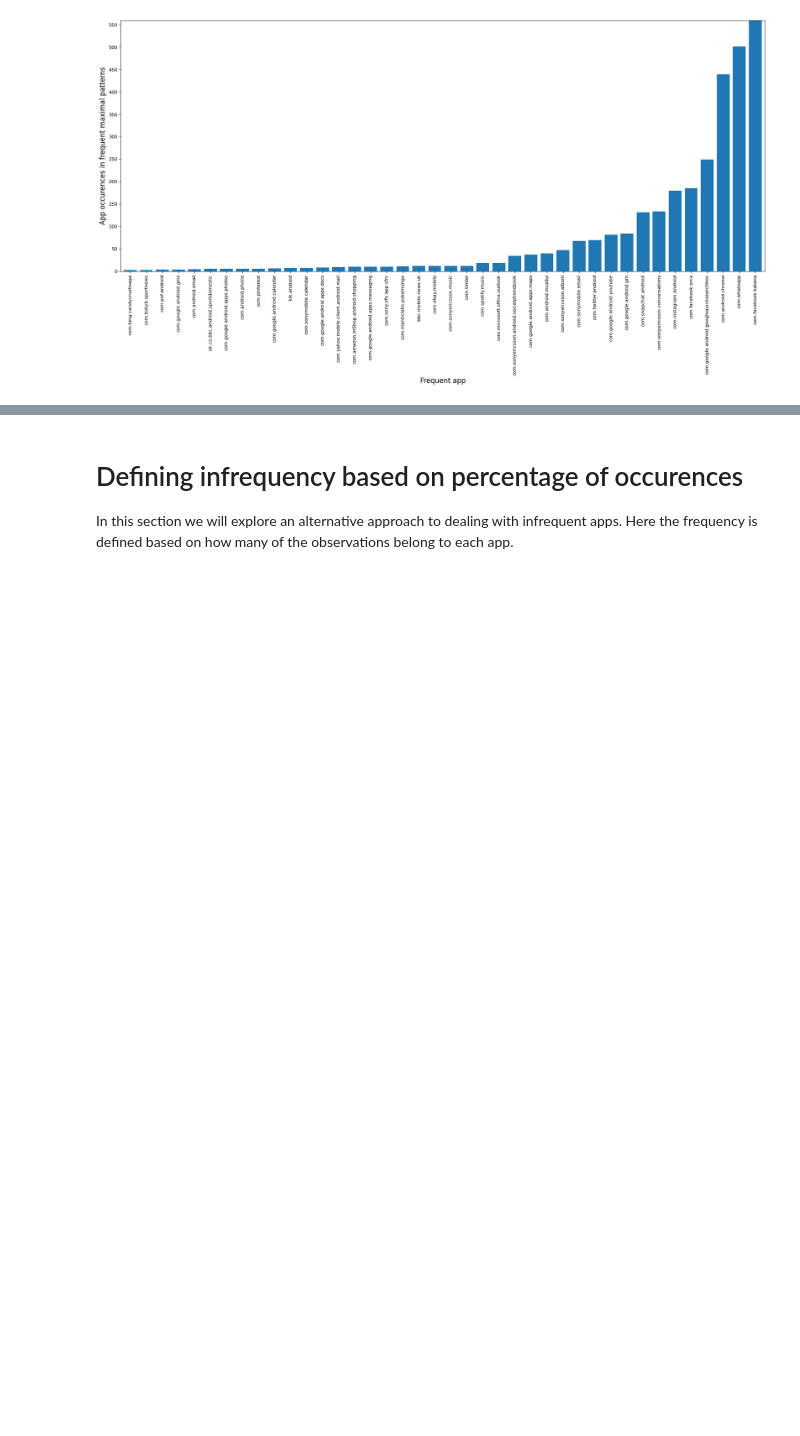
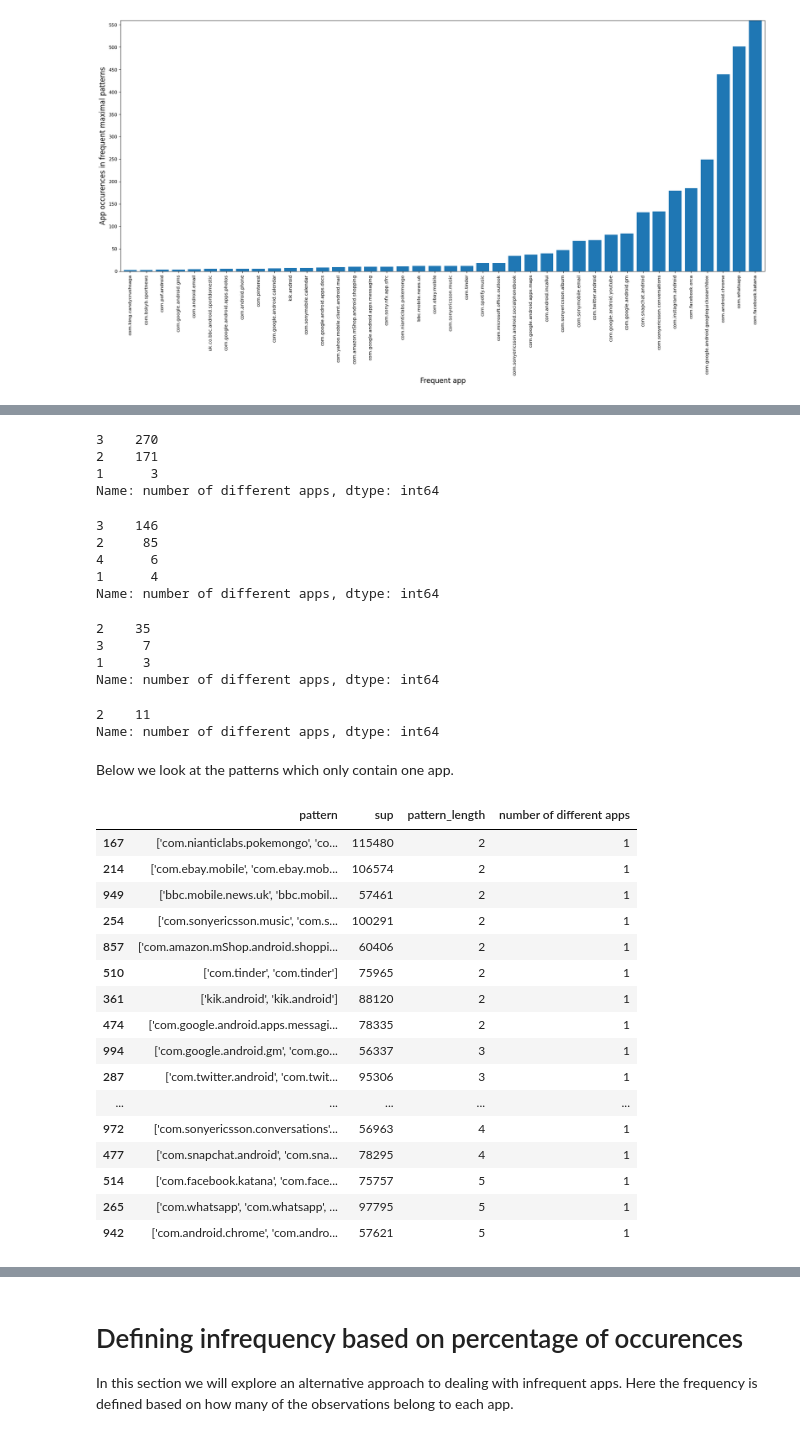
Before and after one commit to ClaraAndersen/motifs_and_competition_in_app_usage, a Jupyter notebook: Infrequent_apps_no_split_sessions.ipynb, the cells around one changed output, grey strips where cells are left out. Drawn from its saved outputs; the diff is of its cells as text; code cells hidden in the pictures; blank space fills up the shorter version.

```diff
--- a/Infrequent_apps_no_split_sessions.ipynb
+++ b/Infrequent_apps_no_split_sessions.ipynb
@@ -683,0 +644,49 @@ plt.show()
+# %%
+patterns_longer_than_1[patterns_longer_than_1.pattern_length==3]['number of different apps'].value_counts()
+# %% [output]
+3    270
+2    171
+1      3
+Name: number of different apps, dtype: int64
+# %%
+patterns_longer_than_1[patterns_longer_than_1.pattern_length==4]['number of different apps'].value_counts()
+# %% [output]
+3    146
+2     85
+4      6
+1      4
+Name: number of different apps, dtype: int64
+# %%
+patterns_longer_than_1[patterns_longer_than_1.pattern_length==5]['number of different apps'].value_counts()
+# %% [output]
+2    35
+3     7
+1     3
+Name: number of different apps, dtype: int64
+# %%
+patterns_longer_than_1[patterns_longer_than_1.pattern_length==6]['number of different apps'].value_counts()
+# %% [output]
+2    11
+Name: number of different apps, dtype: int64
+# %% [markdown]
+Below we look at the patterns which only contain one app.
+# %%
+patterns_longer_than_1[patterns_longer_than_1['number of different apps']==1].sort_values('pattern_length')
+# %% [output]
+|  | pattern | sup | pattern_length | number of different apps |
+| 167 | ['com.nianticlabs.pokemongo', 'co... | 115480 | 2 | 1 |
+| 214 | ['com.ebay.mobile', 'com.ebay.mob... | 106574 | 2 | 1 |
+| 949 | ['bbc.mobile.news.uk', 'bbc.mobil... | 57461 | 2 | 1 |
+| 254 | ['com.sonyericsson.music', 'com.s... | 100291 | 2 | 1 |
+| 857 | ['com.amazon.mShop.android.shoppi... | 60406 | 2 | 1 |
+| 510 | ['com.tinder', 'com.tinder'] | 75965 | 2 | 1 |
+| 361 | ['kik.android', 'kik.android'] | 88120 | 2 | 1 |
+| 474 | ['com.google.android.apps.messagi... | 78335 | 2 | 1 |
+| 994 | ['com.google.android.gm', 'com.go... | 56337 | 3 | 1 |
+| 287 | ['com.twitter.android', 'com.twit... | 95306 | 3 | 1 |
+| ... | ... | ... | ... | ... |
+| 972 | ['com.sonyericsson.conversations'... | 56963 | 4 | 1 |
+| 477 | ['com.snapchat.android', 'com.sna... | 78295 | 4 | 1 |
+| 514 | ['com.facebook.katana', 'com.face... | 75757 | 5 | 1 |
+| 265 | ['com.whatsapp', 'com.whatsapp', ... | 97795 | 5 | 1 |
+| 942 | ['com.android.chrome', 'com.andro... | 57621 | 5 | 1 |
```
Also changed, not shown: parts of 28 cells of this notebook.
